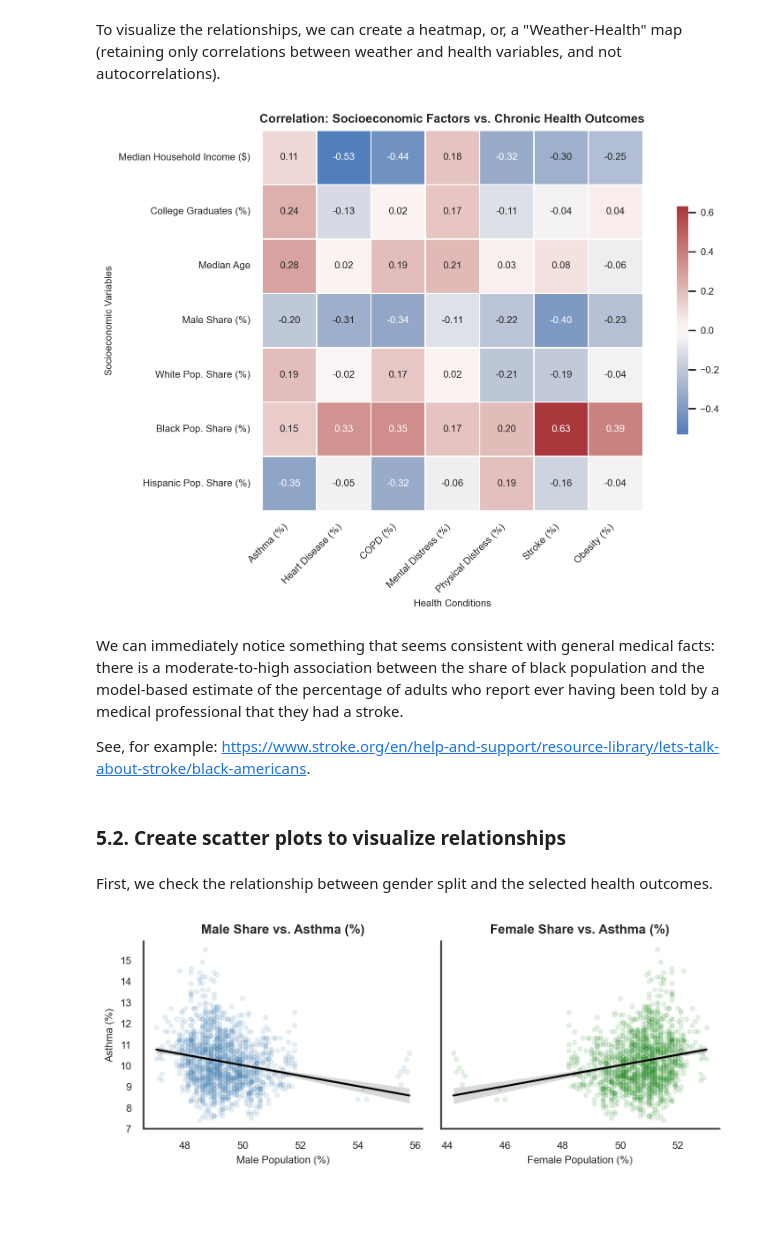
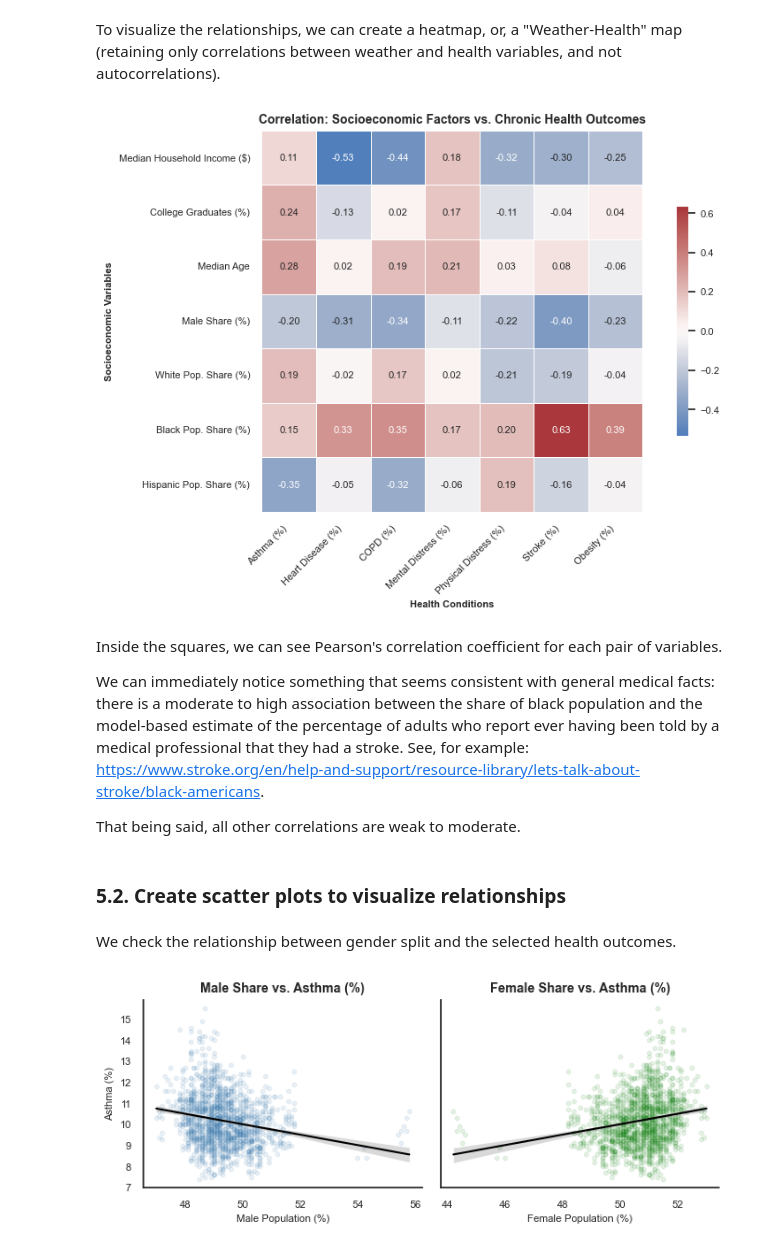
Before and after one commit to hertie-dsa-26/project-krasss, a Jupyter notebook: EDA/eda_bivariate.ipynb, the cells around one changed output. Cells and saved outputs as stored; diff of their text form; code cells hidden in the pictures; blank space fills up the shorter version.

```diff
--- a/EDA/eda_bivariate.ipynb
+++ b/EDA/eda_bivariate.ipynb
@@ -332,44 +349,46 @@ rename_dict.update({
     'pct_hispanic_u': 'Hispanic Pop. Share (%)'
 })
 
 corr_matrix_socioecon = df_pivot[socioecon_vars + health_vars].dropna().corr().loc[socioecon_vars, health_vars]
 
 corr_matrix_socioecon.index = [rename_dict.get(x, x) for x in corr_matrix_socioecon.index]
 corr_matrix_socioecon.columns = [rename_dict.get(x, x) for x in corr_matrix_socioecon.columns]
 
 plt.figure(figsize=(9, 6))
 
 ax_socioecon = sns.heatmap(corr_matrix_socioecon,
             annot=True,
             fmt=".2f",
             cmap='vlag',
             center=0,
             square=True,
             linewidths=.5,
             cbar_kws={"shrink": .6, "pad": 0.05},
             annot_kws={"size": 8})
 
 plt.title("Correlation: Socioeconomic Factors vs. Chronic Health Outcomes", fontsize=10, weight='bold')
 plt.xticks(fontsize=8, rotation=45, ha='right')
 plt.yticks(fontsize=8)
-plt.xlabel("Health Conditions", fontsize=8)
-plt.ylabel("Socioeconomic Variables", fontsize=8)
+plt.xlabel("Health Conditions", fontsize=8, weight='bold')
+plt.ylabel("Socioeconomic Variables", fontsize=8, weight='bold')
 
 cbar = ax_socioecon.collections[0].colorbar
 cbar.ax.tick_params(labelsize=8)
 
 plt.tight_layout()
 plt.show()
 # %% [output]
-[figure, old version]
+[figure, new version]
 # %% [markdown]
-We can immediately notice something that seems consistent with general medical facts: there is a moderate-to-high association between the share of black population and the model-based estimate of the percentage of adults who report ever having been told by a medical professional that they had a stroke.
+Inside the squares, we can see Pearson's correlation coefficient for each pair of variables.
 
-See, for example: https://www.stroke.org/en/help-and-support/resource-library/lets-talk-about-stroke/black-americans.
+We can immediately notice something that seems consistent with general medical facts: there is a moderate to high association between the share of black population and the model-based estimate of the percentage of adults who report ever having been told by a medical professional that they had a stroke. See, for example: https://www.stroke.org/en/help-and-support/resource-library/lets-talk-about-stroke/black-americans.
+
+That being said, all other correlations are weak to moderate.
 # %% [markdown]
 ### 5.2. Create scatter plots to visualize relationships
 # %% [markdown]
-First, we check the relationship between gender split and the selected health outcomes.
+We check the relationship between gender split and the selected health outcomes.
 # %%
 for var in health_vars:
 
```
Also changed, not shown: parts of 12 cells of this notebook.
